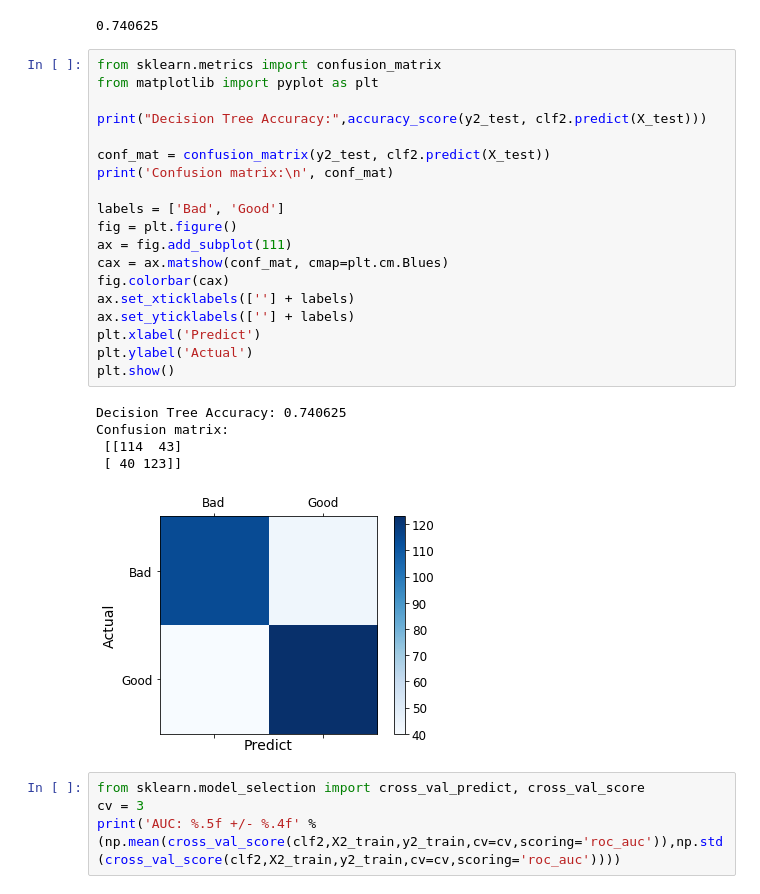
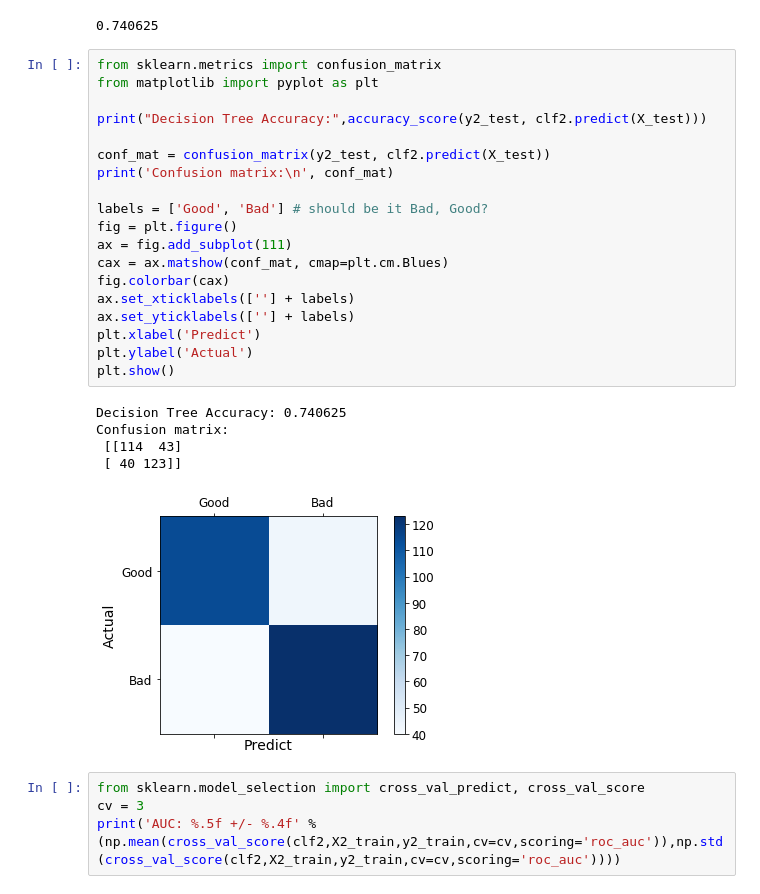
Before and after one commit to huangyuzhang/cookbook, a Jupyter notebook: wine/wine3.ipynb, the cells around one changed output. Saved outputs shown, nothing was run; the diff lists cells and outputs as text.

```diff
--- a/wine/wine3.ipynb
+++ b/wine/wine3.ipynb
@@ -212,28 +212,28 @@ accuracy_score(y_true=y2_test, y_pred=prediction2)
 # %%
 from sklearn.metrics import confusion_matrix
 from matplotlib import pyplot as plt
 
 print("Decision Tree Accuracy:",accuracy_score(y2_test, clf2.predict(X_test)))
 
 conf_mat = confusion_matrix(y2_test, clf2.predict(X_test))
 print('Confusion matrix:\n', conf_mat)
 
-labels = ['Bad', 'Good']
+labels = ['Good', 'Bad'] # should be it Bad, Good?
 fig = plt.figure()
 ax = fig.add_subplot(111)
 cax = ax.matshow(conf_mat, cmap=plt.cm.Blues)
 fig.colorbar(cax)
 ax.set_xticklabels([''] + labels)
 ax.set_yticklabels([''] + labels)
 plt.xlabel('Predict')
 plt.ylabel('Actual')
 plt.show()
 # %% [output]
 Decision Tree Accuracy: 0.740625
 Confusion matrix:
  [[114  43]
  [ 40 123]]
-[figure, old version]
+[figure, new version]
 # %%
 from sklearn.model_selection import cross_val_predict, cross_val_score
 cv = 3
```
Also changed, not shown: parts of 1 cell of this notebook.
